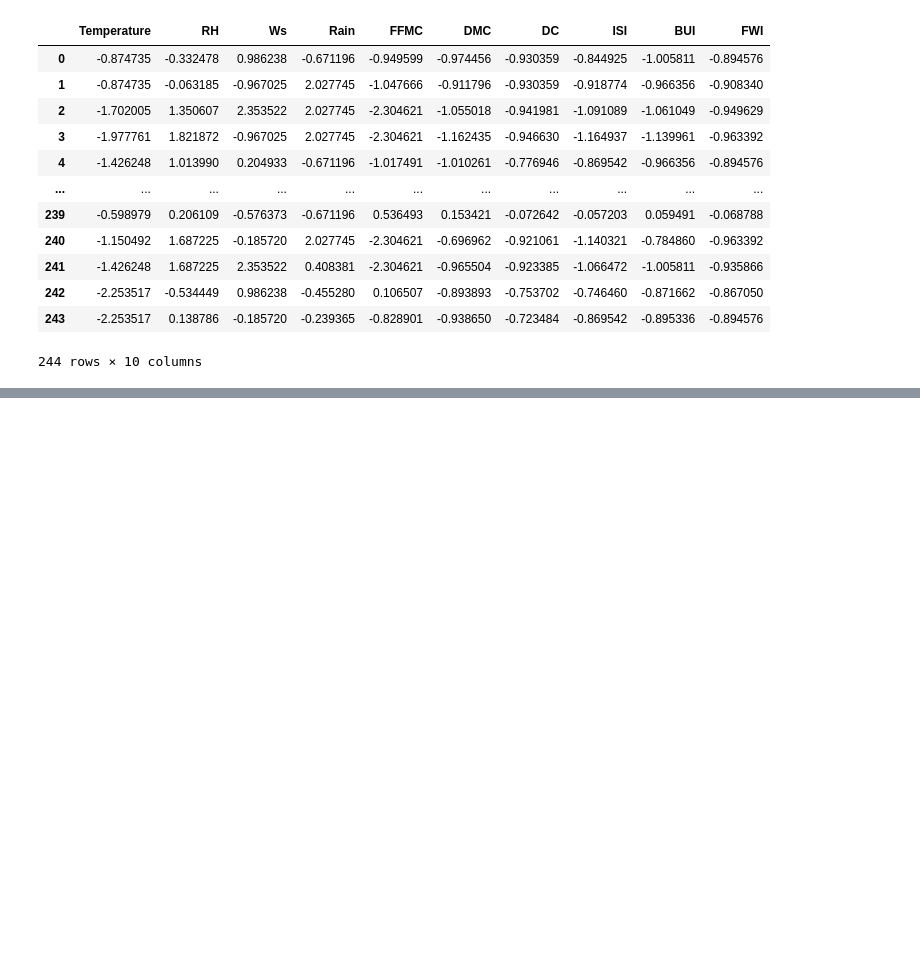
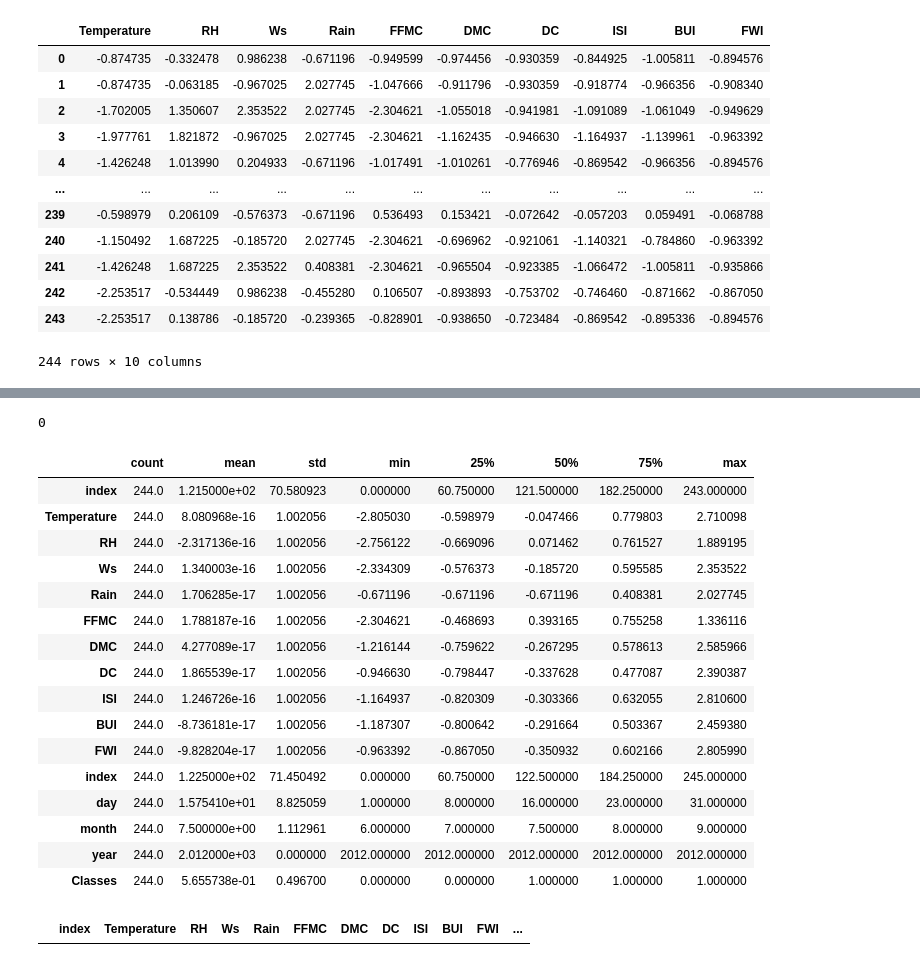
Before and after one commit to hossain-sanowar/Forest-Fire-Prediction, a Jupyter notebook: Feature_Engineering.ipynb, the cells around one changed output, grey strips where cells are left out. Cells and saved outputs as stored; diff of their text form; code cells hidden in the pictures; blank space fills up the shorter version.

```diff
--- a/Feature_Engineering.ipynb
+++ b/Feature_Engineering.ipynb
@@ -485,0 +504,7 @@ df=df_scaled.join(df[['day','month','year','Classes']])
+# %%
+df3=df[['day','month','year','Classes']]
+#df = df_scaled[['Temperature','RH','Ws','Rain','FFMC','DMC','DC','ISI','BUI','FWI']] + df[['day','month','year','Classes']]
+# %%
+df3['Classes'].isnull().sum()
+# %% [output]
+0
@@ -485,0 +517,24 @@ df=df_scaled.join(df[['day','month','year','Classes']])
+# %%
+concatenated.describe().T
+# %% [output]
+|  | count | mean | std | min | 25% | 50% | 75% | max |
+| index | 244.0 | 1.215000e+02 | 70.580923 | 0.000000 | 60.750000 | 121.500000 | 182.250000 | 243.000000 |
+| Temperature | 244.0 | 8.080968e-16 | 1.002056 | -2.805030 | -0.598979 | -0.047466 | 0.779803 | 2.710098 |
+| RH | 244.0 | -2.317136e-16 | 1.002056 | -2.756122 | -0.669096 | 0.071462 | 0.761527 | 1.889195 |
+| Ws | 244.0 | 1.340003e-16 | 1.002056 | -2.334309 | -0.576373 | -0.185720 | 0.595585 | 2.353522 |
+| Rain | 244.0 | 1.706285e-17 | 1.002056 | -0.671196 | -0.671196 | -0.671196 | 0.408381 | 2.027745 |
+| FFMC | 244.0 | 1.788187e-16 | 1.002056 | -2.304621 | -0.468693 | 0.393165 | 0.755258 | 1.336116 |
+| DMC | 244.0 | 4.277089e-17 | 1.002056 | -1.216144 | -0.759622 | -0.267295 | 0.578613 | 2.585966 |
+| DC | 244.0 | 1.865539e-17 | 1.002056 | -0.946630 | -0.798447 | -0.337628 | 0.477087 | 2.390387 |
+| ISI | 244.0 | 1.246726e-16 | 1.002056 | -1.164937 | -0.820309 | -0.303366 | 0.632055 | 2.810600 |
+| BUI | 244.0 | -8.736181e-17 | 1.002056 | -1.187307 | -0.800642 | -0.291664 | 0.503367 | 2.459380 |
+| FWI | 244.0 | -9.828204e-17 | 1.002056 | -0.963392 | -0.867050 | -0.350932 | 0.602166 | 2.805990 |
+| index | 244.0 | 1.225000e+02 | 71.450492 | 0.000000 | 60.750000 | 122.500000 | 184.250000 | 245.000000 |
+| day | 244.0 | 1.575410e+01 | 8.825059 | 1.000000 | 8.000000 | 16.000000 | 23.000000 | 31.000000 |
+| month | 244.0 | 7.500000e+00 | 1.112961 | 6.000000 | 7.000000 | 7.500000 | 8.000000 | 9.000000 |
+| year | 244.0 | 2.012000e+03 | 0.000000 | 2012.000000 | 2012.000000 | 2012.000000 | 2012.000000 | 2012.000000 |
+| Classes | 244.0 | 5.655738e-01 | 0.496700 | 0.000000 | 0.000000 | 1.000000 | 1.000000 | 1.000000 |
+# %%
+concatenated[concatenated["Classes"].isnull()==True]
+# %% [output]
+|  | index | Temperature | RH | Ws | Rain | FFMC | DMC | DC | ISI | BUI | FWI | ... |
```
Also changed, not shown: parts of 11 cells of this notebook, 7 other files.
